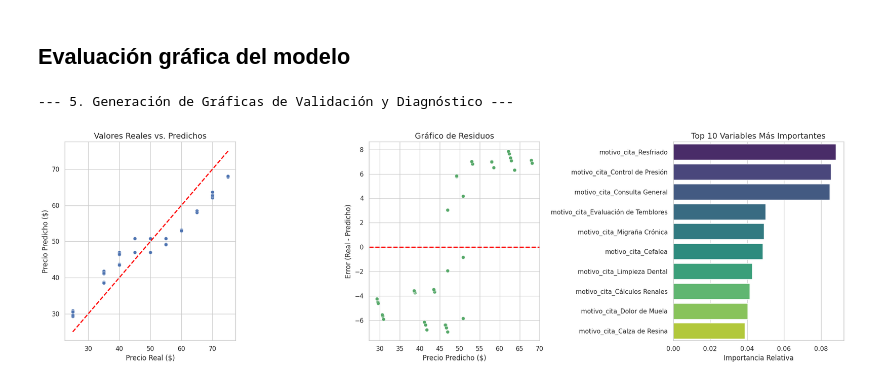
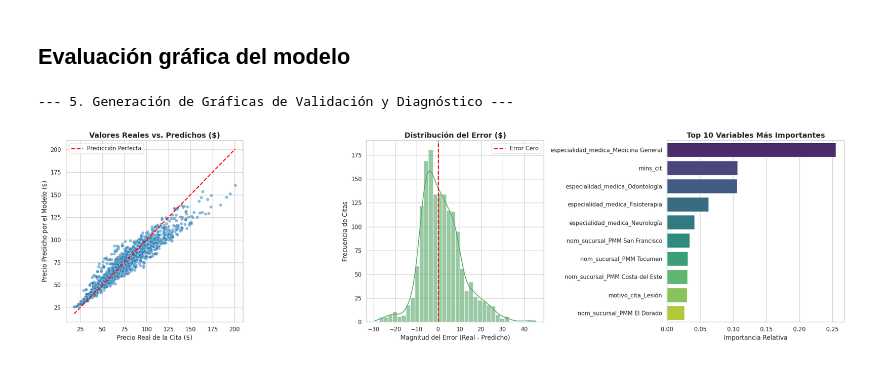
Before and after one commit to Akaru0/Panama-Metropolitan-Medical---Proyecto-Databricks, a Jupyter notebook: 05_analitica_avanzada.ipynb, the cells around one changed output. Saved outputs shown, nothing was run; the diff lists cells and outputs as text; code cells hidden in the pictures.

Commit message:
Modelo de machine learning

```diff
--- a/05_analitica_avanzada.ipynb
+++ b/05_analitica_avanzada.ipynb
@@ -15,20 +17,17 @@ from xgboost import XGBRegressor
 # %%
-print("--- 1. Ingeniería de Variables en PySpark y Transición ---")
+#--- 1. Ingeniería de Variables en PySpark y Transición ---
 
 # 1.1 Extracción de características temporales antes de descargar a local
-df_citas = spark.table("default.citas_pmm_limpioV2")
+df_citas = spark.table("default.citas_pmm_limpioV3")
 df_prep = df_citas.filter(F.col("estado_cita") == "Completada") \
                   .withColumn("mes", F.month("fecha_cit")) \
                   .withColumn("dia_semana", F.dayofweek("fecha_cit"))
 
-# 1.2 Descartamos los componentes del pago total
+# 1.2 Descartamos los componentes del pago total dado que es la variable a predecir
 columns_to_drop = ["pago_clie", "pago_aseg", "estado_cita",
                 "fecha_cit", "hr_inicio_cit", "hr_fin_cit",
                 "nom_comp_pac", "nom_comp_doc","tipo_sangre",
                 "nom_aseguradora"]
 df_prep = df_prep.drop(*columns_to_drop)
 
-# 1.3 Transferencia a memoria local (Pandas)
-# Al ejecutar esto, los datos pasan del clúster/gestor de Spark a tu RAM de 32GB
-print("Transfiriendo DataFrame a memoria local (Pandas)...")
 df_local = df_prep.toPandas()
@@ -140,59 +142,67 @@ Coeficiente de Determinación (R2): 0.8443
 # %%
 import matplotlib.pyplot as plt
 import seaborn as sns
+import pandas as pd
+import numpy as np
 
 print("\n--- 5. Generación de Gráficas de Validación y Diagnóstico ---")
 
 # Configuración de estilo
 sns.set_theme(style="whitegrid")
-fig, axes = plt.subplots(1, 3, figsize=(20, 6))
+fig, axes = plt.subplots(1, 3, figsize=(22, 6))
 
 # ---------------------------------------------------------
-# GRÁFICA 1: Valores Reales vs Predichos
+# GRÁFICA 1: Valores Reales vs. Predichos (Ejes Cruzados en Dólares)
 # ---------------------------------------------------------
-sns.scatterplot(x=y_test, y=predicciones, alpha=0.5, ax=axes[0], color='b')
-# Línea de referencia ideal (Predicción perfecta)
-perfect_line = [y_test.min(), y_test.max()]
-axes[0].plot(perfect_line, perfect_line, color='red', linestyle='--', linewidth=2)
-axes[0].set_title("Valores Reales vs. Predichos", fontsize=14)
-axes[0].set_xlabel("Precio Real ($)", fontsize=12)
-axes[0].set_ylabel("Precio Predicho ($)", fontsize=12)
+# Usamos las variables en dólares reales (y_test_reales y predicciones_reales)
+sns.scatterplot(x=y_test_reales, y=predicciones_reales, alpha=0.5, ax=axes[0], color='#1f77b4')
+
+# Línea de referencia ideal (Predicción perfecta de 45 grados)
+limite_max = max(y_test_reales.max(), predicciones_reales.max())
+limite_min = min(y_test_reales.min(), predicciones_reales.min())
+axes[0].plot([limite_min, limite_max], [limite_min, limite_max], color='red', linestyle='--', linewidth=2, label='Predicción Perfecta')
+
+axes[0].set_title("Valores Reales vs. Predichos ($)", fontsize=14, fontweight='bold')
+axes[0].set_xlabel("Precio Real de la Cita ($)", fontsize=12)
+axes[0].set_ylabel("Precio Predicho por el Modelo ($)", fontsize=12)
+axes[0].legend(loc="upper left")
 
 # ---------------------------------------------------------
-# GRÁFICA 2: Análisis de Residuos
+# GRÁFICA 2: Distribución del Error Real (Histograma de Residuos)
 # ---------------------------------------------------------
-residuos = y_test - predicciones
-sns.scatterplot(x=predicciones, y=residuos, alpha=0.5, ax=axes[1], color='g')
-axes[1].axhline(y=0, color='red', linestyle='--', linewidth=2)
-axes[1].set_title("Gráfico de Residuos", fontsize=14)
-axes[1].set_xlabel("Precio Predicho ($)", fontsize=12)
-axes[1].set_ylabel("Error (Real - Predicho)", fontsize=12)
+# Calculamos el error en dólares
+residuos_reales = y_test_reales - predicciones_reales
+
+# Un histograma con curva KDE explica mucho mejor la magnitud del error para negocio
+sns.histplot(residuos_reales, kde=True, ax=axes[1], color='g', alpha=0.6)
+axes[1].axvline(x=0, color='red', linestyle='--', linewidth=2, label='Error Cero')
+
+axes[1].set_title("Distribución del Error ($)", fontsize=14, fontweight='bold')
+axes[1].set_xlabel("Magnitud del Error (Real - Predicho)", fontsize=12)
+axes[1].set_ylabel("Frecuencia de Citas", fontsize=12)
+axes[1].legend(loc="upper right")
 
 # ---------------------------------------------------------
 # GRÁFICA 3: Importancia de las Variables (Feature Importance)
 # ---------------------------------------------------------
-# Extraer nombres de columnas del preprocesador
 cat_encoder = pipeline.named_steps['preprocessor'].named_transformers_['cat'].named_steps['onehot']
 encoded_cat_cols = list(cat_encoder.get_feature_names_out(cols_categoricas))
 todas_las_columnas = cols_numericas + encoded_cat_cols
-
-# Obtener importancias del modelo XGBoost
 importancias = pipeline.named_steps['model'].feature_importances_
 
-# Crear DataFrame y seleccionar las top 10 más importantes
 df_importancia = pd.DataFrame({'Variable': todas_las_columnas, 'Importancia': importancias})
 df_importancia = df_importancia.sort_values(by='Importancia', ascending=False).head(10)
 
 sns.barplot(x='Importancia', y='Variable', data=df_importancia, ax=axes[2], hue='Variable', palette='viridis', legend=False)
-axes[2].set_title("Top 10 Variables Más Importantes", fontsize=14)
+axes[2].set_title("Top 10 Variables Más Importantes", fontsize=14, fontweight='bold')
 axes[2].set_xlabel("Importancia Relativa", fontsize=12)
 axes[2].set_ylabel("", fontsize=12)
 
 plt.tight_layout()
 plt.show()
 # %% [output]
 --- 5. Generación de Gráficas de Validación y Diagnóstico ---
-[figure, old version]
+[figure, new version]
 # %%
 import matplotlib.pyplot as plt
 import seaborn as sns
```
Also changed, not shown: parts of 8 cells of this notebook, 4 other files.
